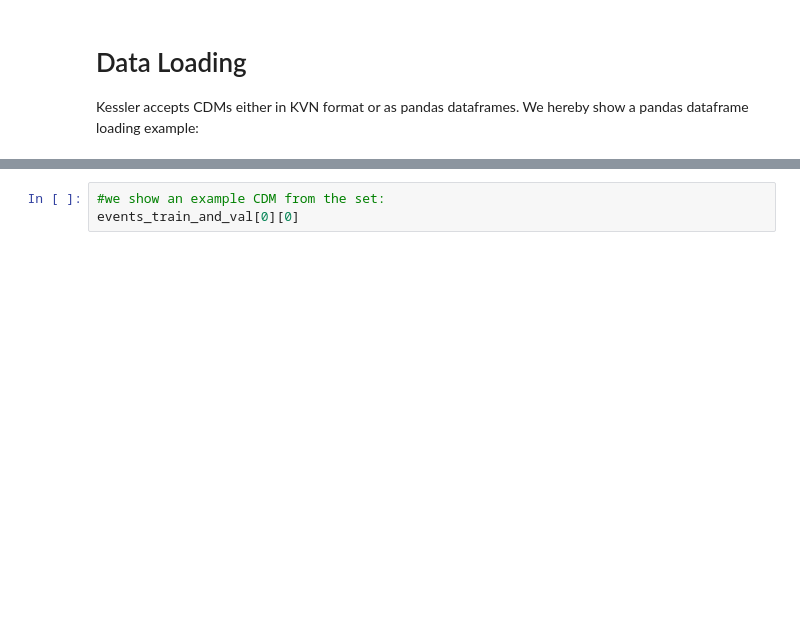
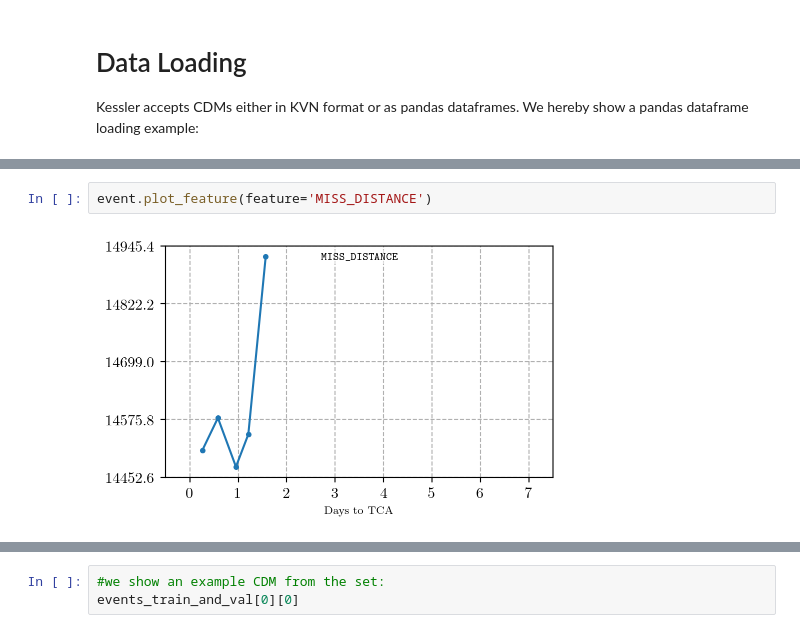
Before and after one commit to JJavierRosales/scapy, a Jupyter notebook: notebooks/get_started.ipynb, the cells around one changed output, grey strips where cells are left out. Saved outputs shown, nothing was run; the diff lists cells and outputs as text; blank space fills up the shorter version.

```diff
--- a/notebooks/get_started.ipynb
+++ b/notebooks/get_started.ipynb
@@ -207,0 +168,4 @@ print(nn_features)
+# %%
+event.plot_feature(feature='MISS_DISTANCE')
+# %% [output]
+[figure, added]
```
Also changed, not shown: parts of 32 cells of this notebook, 1 other file.
